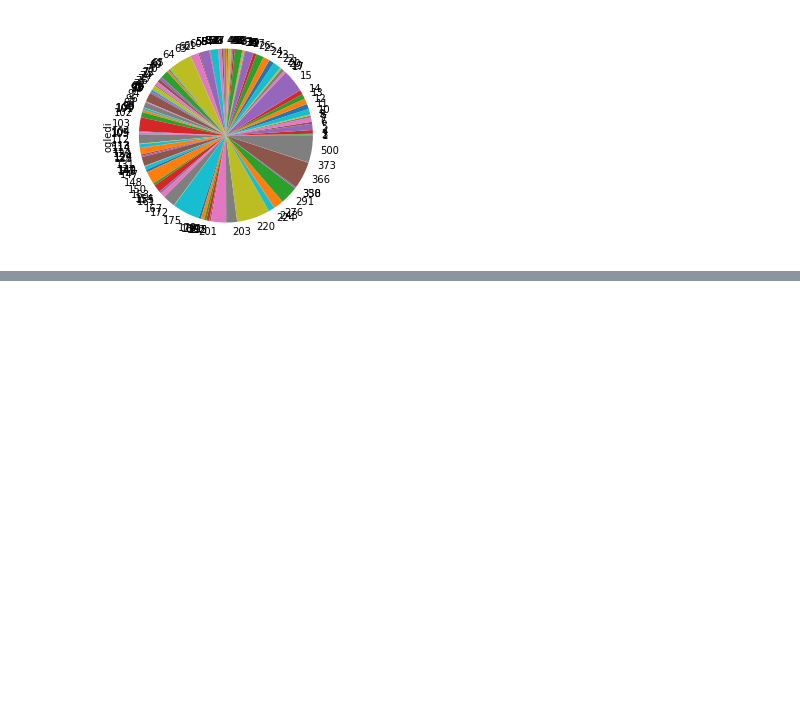
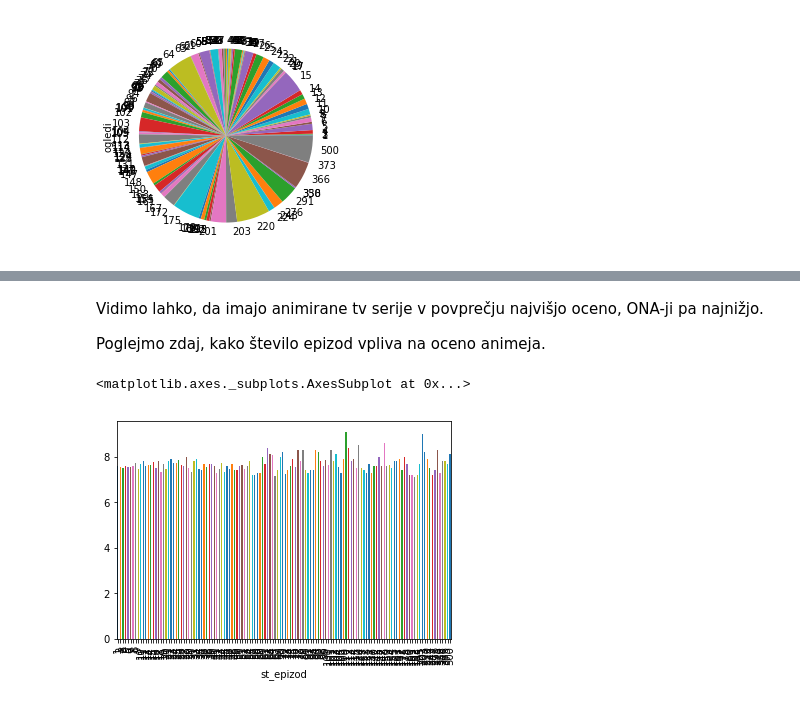
Before and after one commit to TheJim123/Programiranje-1-projektna, a Jupyter notebook: Projektna/Projekt.ipynb, the cells around one changed output, grey strips where cells are left out. Drawn from its saved outputs; the diff is of its cells as text; code cells hidden in the pictures; blank space fills up the shorter version.

```diff
--- a/Projektna/Projekt.ipynb
+++ b/Projektna/Projekt.ipynb
@@ -301,0 +328,9 @@ Grafi nam pokažejo, da so v povprečju najpopularnejše anime serije dolge 15,
+# %% [markdown]
+Vidimo lahko, da imajo animirane tv serije v povprečju najvišjo oceno, ONA-ji pa najnižjo.
+
+Poglejmo zdaj, kako število epizod vpliva na oceno animeja.
+# %%
+animeji[animeji.st_epizod <= 1000].groupby('st_epizod')['ocena'].mean().plot(kind='bar')
+# %% [output]
+<matplotlib.axes._subplots.AxesSubplot at 0x...>
+[figure, added]
```
Also changed, not shown: parts of 7 cells of this notebook.
